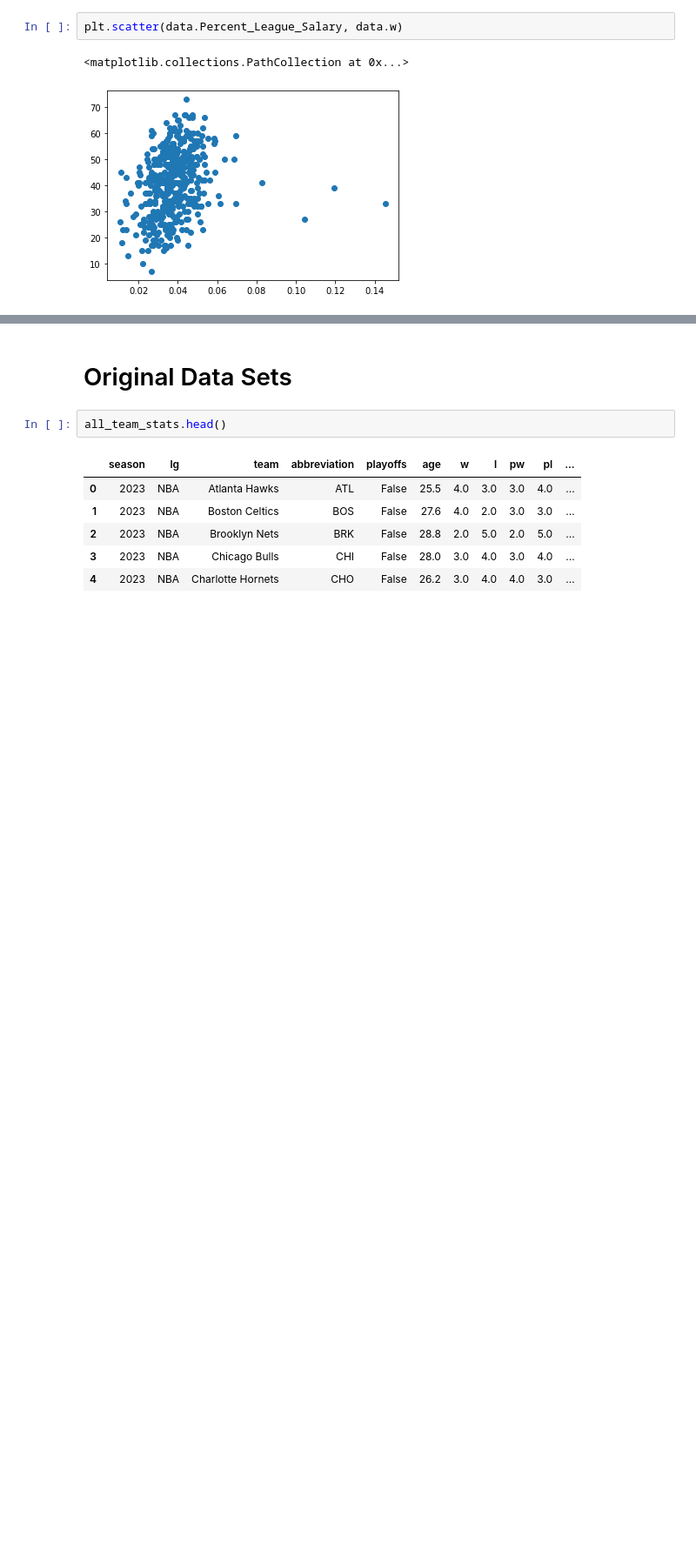
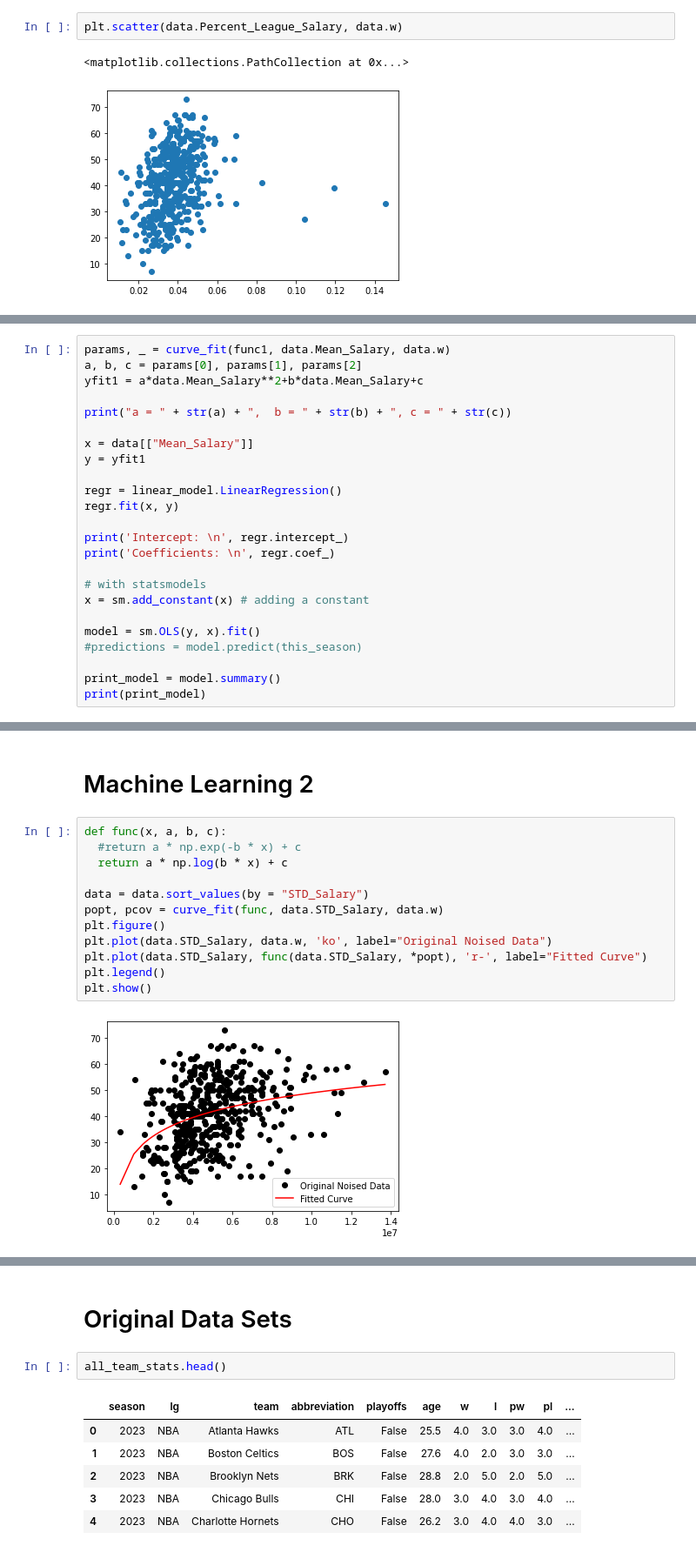
Before and after one commit to derek-naka/F22_math42, a Jupyter notebook: Math42_Final_Project.ipynb, the cells around one changed output, grey strips where cells are left out. Shown at 87% size. Drawn from its saved outputs; the diff is of its cells as text; blank space fills up the shorter version.

```diff
--- a/Math42_Final_Project.ipynb
+++ b/Math42_Final_Project.ipynb
@@ -135,0 +226,24 @@ plt.scatter(data.Percent_League_Salary, data.w)
+# %%
+params, _ = curve_fit(func1, data.Mean_Salary, data.w)
+a, b, c = params[0], params[1], params[2]
+yfit1 = a*data.Mean_Salary**2+b*data.Mean_Salary+c
+
+print("a = " + str(a) + ",  b = " + str(b) + ", c = " + str(c))
+
+x = data[["Mean_Salary"]]
+y = yfit1
+
+regr = linear_model.LinearRegression()
+regr.fit(x, y)
+
+print('Intercept: \n', regr.intercept_)
+print('Coefficients: \n', regr.coef_)
+
+# with statsmodels
+x = sm.add_constant(x) # adding a constant
+
+model = sm.OLS(y, x).fit()
+#predictions = model.predict(this_season)
+
+print_model = model.summary()
+print(print_model)
@@ -135,0 +268,16 @@ plt.scatter(data.Percent_League_Salary, data.w)
+# %% [markdown]
+# Machine Learning 2
+# %%
+def func(x, a, b, c):
+  #return a * np.exp(-b * x) + c
+  return a * np.log(b * x) + c
+
+data = data.sort_values(by = "STD_Salary")
+popt, pcov = curve_fit(func, data.STD_Salary, data.w)
+plt.figure()
+plt.plot(data.STD_Salary, data.w, 'ko', label="Original Noised Data")
+plt.plot(data.STD_Salary, func(data.STD_Salary, *popt), 'r-', label="Fitted Curve")
+plt.legend()
+plt.show()
+# %% [output]
+[figure, added]
```
Also changed, not shown: parts of 11 cells of this notebook.
